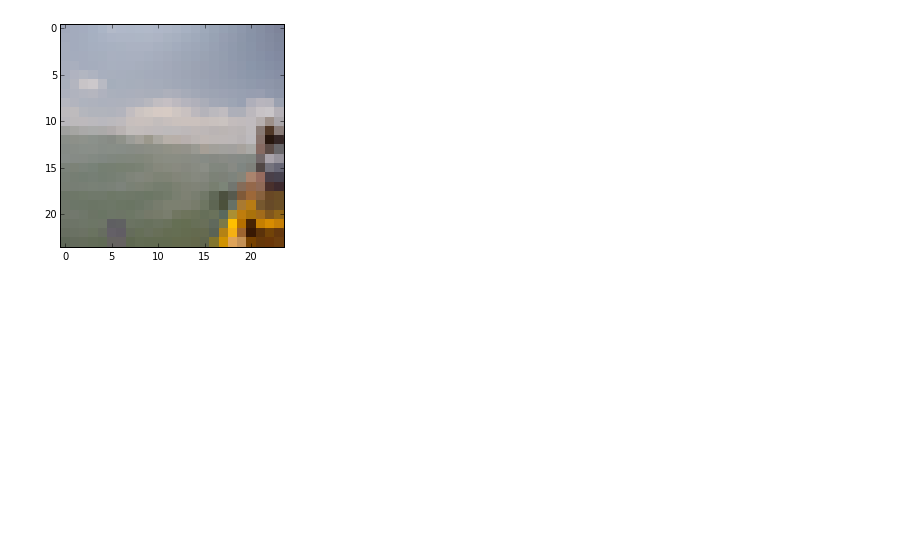
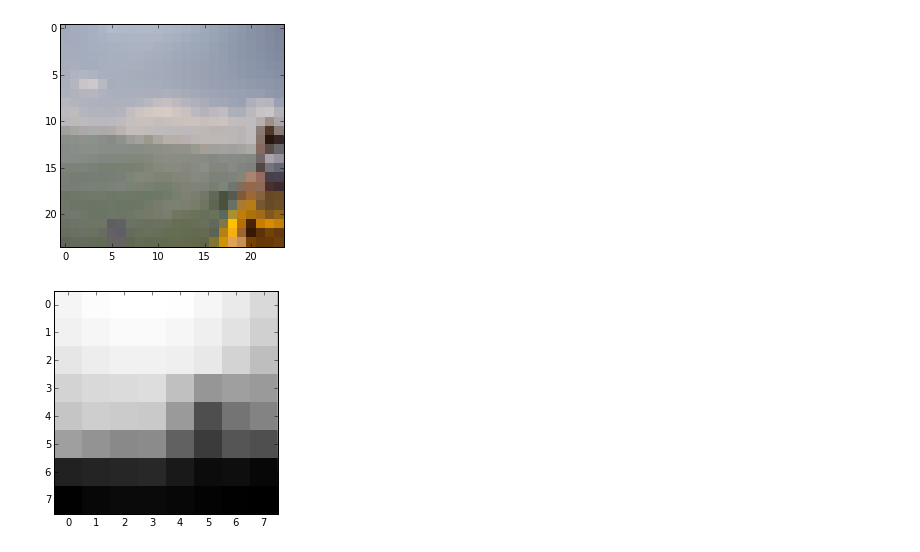
Before and after one commit to paul-schwendenman/imagehash2, a Jupyter notebook: Edge Detection.ipynb, the cells around one changed output. Saved outputs shown, nothing was run; the diff lists cells and outputs as text; code cells hidden in the pictures; blank space fills up the shorter version.

```diff
--- a/Edge Detection.ipynb
+++ b/Edge Detection.ipynb
@@ -227,3 +227,7 @@ bwshow(resize(min_filter(image2, 9), 24))
 bwshow(resize(mode(image2, 9), 24))
 # %% [output]
 [figure]
+# %%
+bwshow(resize(grayscale(image4), 8))
+# %% [output]
+[figure, added]
```
Also changed, not shown: parts of 2 cells of this notebook.
